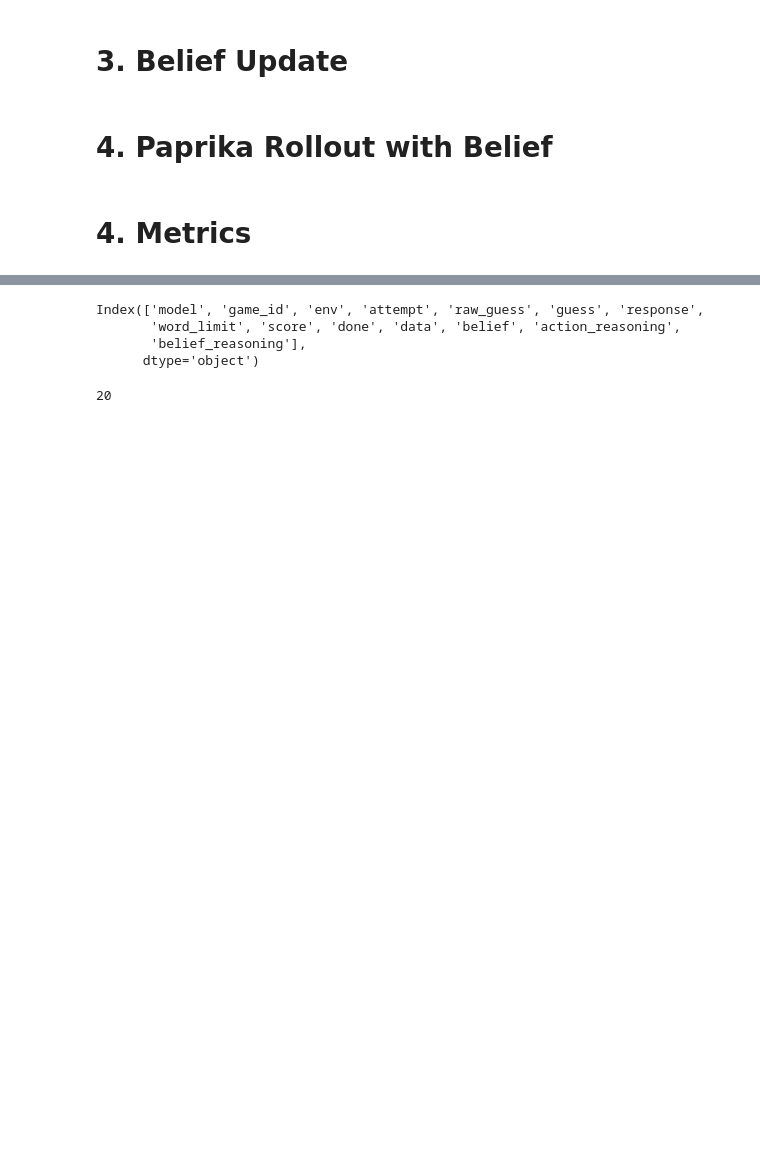
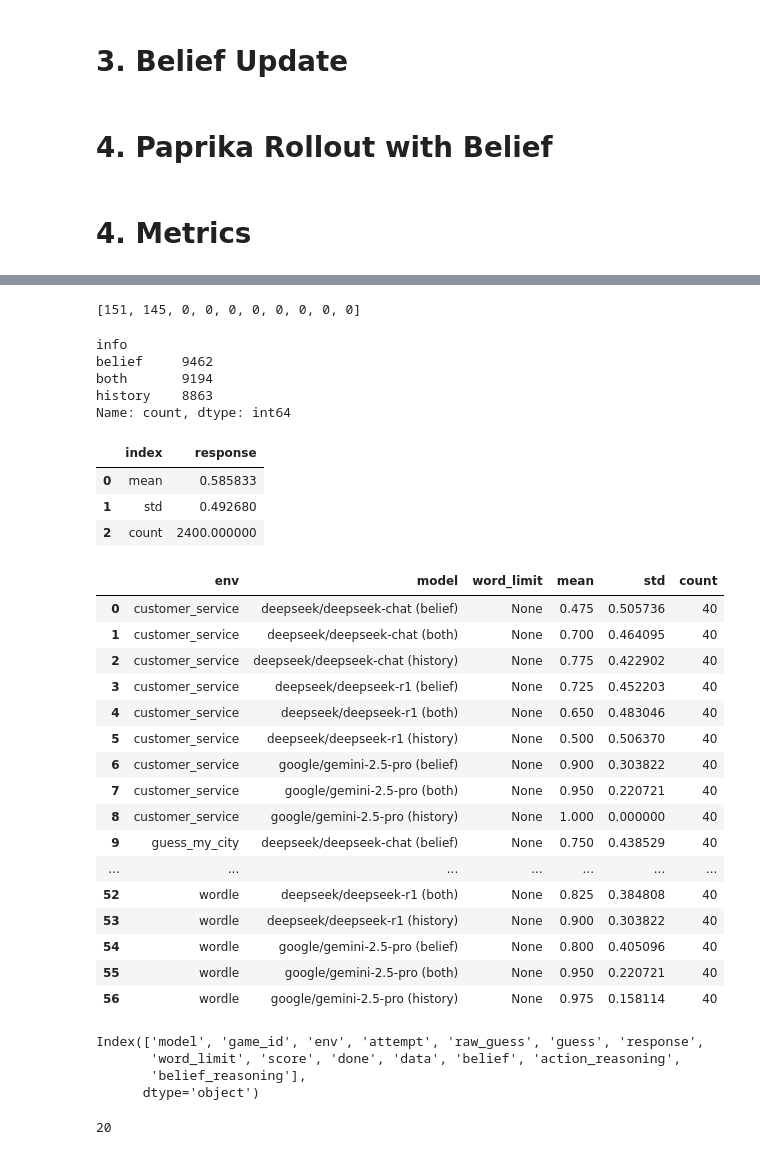
Before and after one commit to jakob-bjorner/verl, a Jupyter notebook: frontier_baselines/paprika_local_llms.ipynb, the cells around one changed output, grey strips where cells are left out. Cells and saved outputs as stored; diff of their text form; code cells hidden in the pictures; blank space fills up the shorter version.

```diff
--- a/frontier_baselines/paprika_local_llms.ipynb
+++ b/frontier_baselines/paprika_local_llms.ipynb
@@ -496,0 +395,16 @@ fig.show()
+# %%
+import pandas as pd
+from pprint import pprint as pp
+import json
+
+logs_file = './logs/paprika_qwen3_4B.jsonl'
+with open(logs_file, 'r') as f:
+    data = [json.loads(line) for line in f]
+df = pd.DataFrame(data)
+
+logs_file = './logs/paprika_frontier_v6.jsonl'
+with open(logs_file, 'r') as f:
+    data = [json.loads(line) for line in f]
+
+df2 = pd.DataFrame(data)
+df = pd.concat([df, df2])
@@ -496,0 +453,15 @@ fig.show()
+# %%
+print([len(x) for x in df[df['model'].str.contains('qwen', case=False)].head(10)['belief'].values])
+# %% [output]
+[151, 145, 0, 0, 0, 0, 0, 0, 0, 0]
+# %%
+if not df.iloc[0]['word_limit']:
+    df['word_limit'] = 'None'
+# %%
+df['info'].value_counts()
+# %% [output]
+info
+belief     9462
+both       9194
+history    8863
+Name: count, dtype: int64
@@ -496,0 +472,9 @@ fig.show()
+# %%
+won = df.groupby(['model', 'game_id', 'env', 'word_limit'])['response'].apply(
+        lambda responses: any('goal reached' in resp.lower() for resp in responses))
+won.agg(['mean', 'std', 'count']).reset_index()
+# %% [output]
+|  | index | response |
+| 0 | mean | 0.585833 |
+| 1 | std | 0.492680 |
+| 2 | count | 2400.000000 |
@@ -497,3 +654,24 @@ fig.show()
+# %%
+stats = summary_df.groupby(['env', 'model', 'word_limit'])['won'].agg(['mean', 'std', 'count']).reset_index()
+stats
+# %% [output]
+|  | env | model | word_limit | mean | std | count |
+| 0 | customer_service | deepseek/deepseek-chat (belief) | None | 0.475 | 0.505736 | 40 |
+| 1 | customer_service | deepseek/deepseek-chat (both) | None | 0.700 | 0.464095 | 40 |
+| 2 | customer_service | deepseek/deepseek-chat (history) | None | 0.775 | 0.422902 | 40 |
+| 3 | customer_service | deepseek/deepseek-r1 (belief) | None | 0.725 | 0.452203 | 40 |
+| 4 | customer_service | deepseek/deepseek-r1 (both) | None | 0.650 | 0.483046 | 40 |
+| 5 | customer_service | deepseek/deepseek-r1 (history) | None | 0.500 | 0.506370 | 40 |
+| 6 | customer_service | google/gemini-2.5-pro (belief) | None | 0.900 | 0.303822 | 40 |
+| 7 | customer_service | google/gemini-2.5-pro (both) | None | 0.950 | 0.220721 | 40 |
+| 8 | customer_service | google/gemini-2.5-pro (history) | None | 1.000 | 0.000000 | 40 |
+| 9 | guess_my_city | deepseek/deepseek-chat (belief) | None | 0.750 | 0.438529 | 40 |
+| ... | ... | ... | ... | ... | ... | ... |
+| 52 | wordle | deepseek/deepseek-r1 (both) | None | 0.825 | 0.384808 | 40 |
+| 53 | wordle | deepseek/deepseek-r1 (history) | None | 0.900 | 0.303822 | 40 |
+| 54 | wordle | google/gemini-2.5-pro (belief) | None | 0.800 | 0.405096 | 40 |
+| 55 | wordle | google/gemini-2.5-pro (both) | None | 0.950 | 0.220721 | 40 |
+| 56 | wordle | google/gemini-2.5-pro (history) | None | 0.975 | 0.158114 | 40 |
 # %%
 fig = plot_win_rates(summary_df_history)
 fig.show()
```
Also changed, not shown: parts of 30 cells of this notebook, 6 other files.
